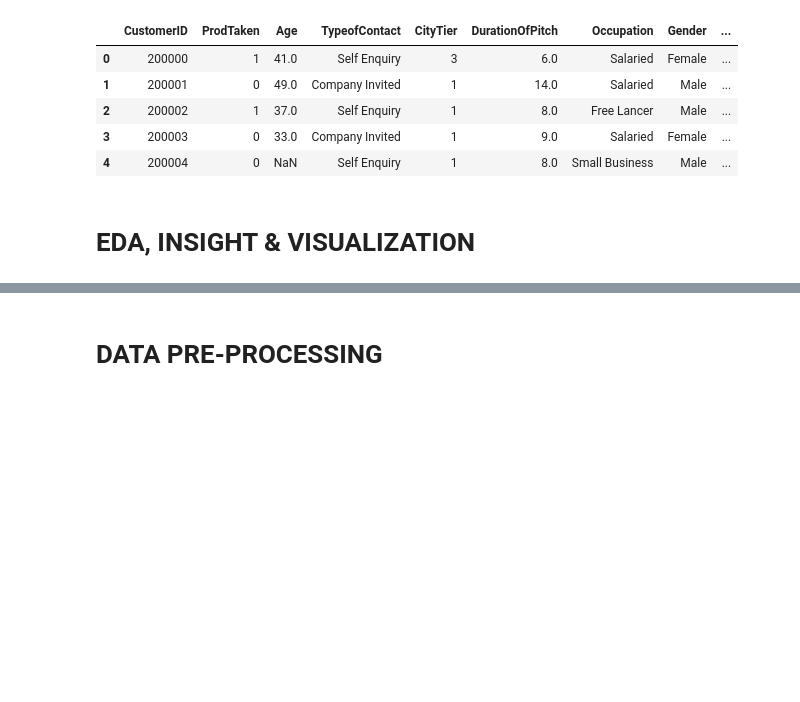
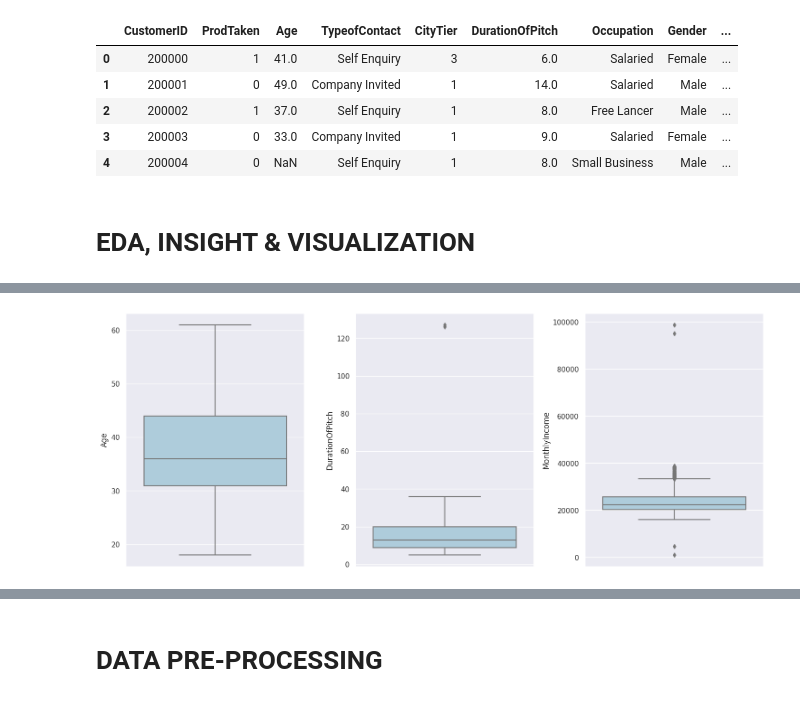
Before and after one commit to JodhiKrisantus/Classification-Holiday-Package-Prediction, a Jupyter notebook: Pandas_Lovers_Holiday_Package_Prediction.ipynb, the cells around one changed output, grey strips where cells are left out. Drawn from its saved outputs; the diff is of its cells as text; code cells hidden in the pictures; blank space fills up the shorter version.

```diff
--- a/Pandas_Lovers_Holiday_Package_Prediction.ipynb
+++ b/Pandas_Lovers_Holiday_Package_Prediction.ipynb
@@ -54,0 +238,8 @@ df.head(5)
+# %%
+fig, axes = plt.subplots(1,3, figsize=(15,6))
+for i in range(len(num)):
+    sns.boxplot(y=num[i], ax = axes[i], data=df)
+plt.tight_layout()
+plt.show()
+# %% [output]
+[figure, added]
```
Also changed, not shown: parts of 31 cells of this notebook.
